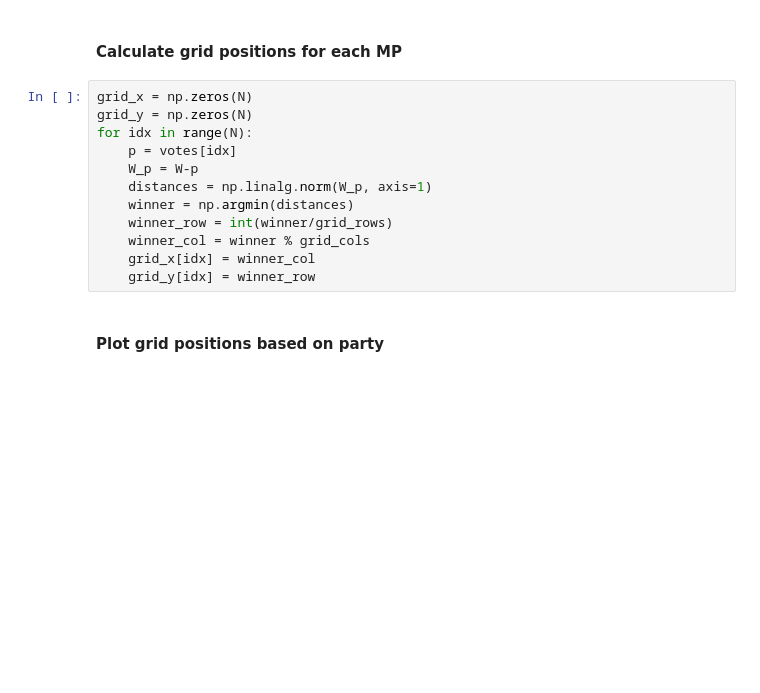
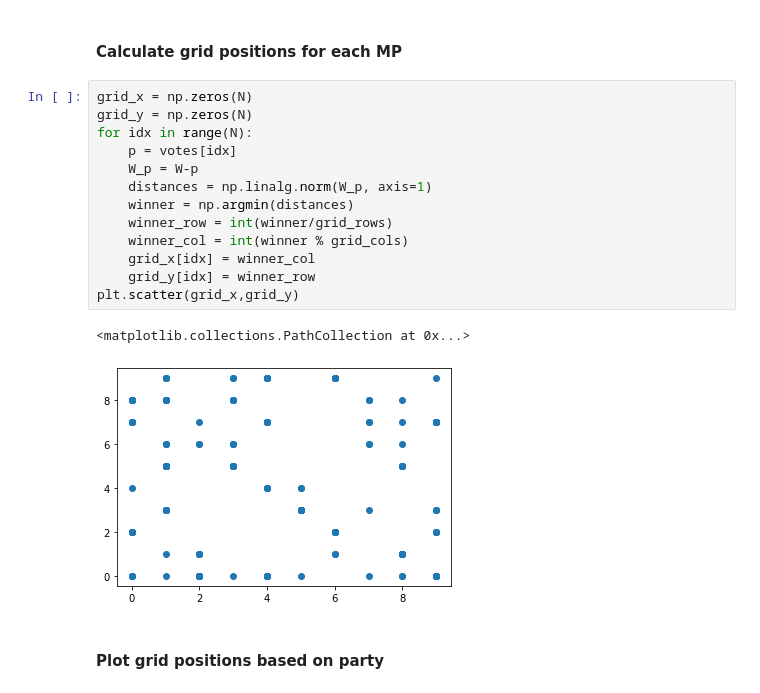
Before and after one commit to Neroro64/DD2400-Labs, a Jupyter notebook: jakob/DD2437_lab2_4.ipynb, the cells around one changed output. Drawn from its saved outputs; the diff is of its cells as text; blank space fills up the shorter version.

```diff
--- a/jakob/DD2437_lab2_4.ipynb
+++ b/jakob/DD2437_lab2_4.ipynb
@@ -157,15 +157,19 @@ for e in range(epochs):
 # %%
 grid_x = np.zeros(N)
 grid_y = np.zeros(N)
 for idx in range(N):
     p = votes[idx]
     W_p = W-p
     distances = np.linalg.norm(W_p, axis=1)
     winner = np.argmin(distances)
     winner_row = int(winner/grid_rows)
-    winner_col = winner % grid_cols
+    winner_col = int(winner % grid_cols)
     grid_x[idx] = winner_col
     grid_y[idx] = winner_row
+plt.scatter(grid_x,grid_y)
+# %% [output]
+<matplotlib.collections.PathCollection at 0x...>
+[figure, added]
 # %% [markdown]
 #### Plot grid positions based on party
 # %%
```
Also changed, not shown: parts of 6 cells of this notebook.
